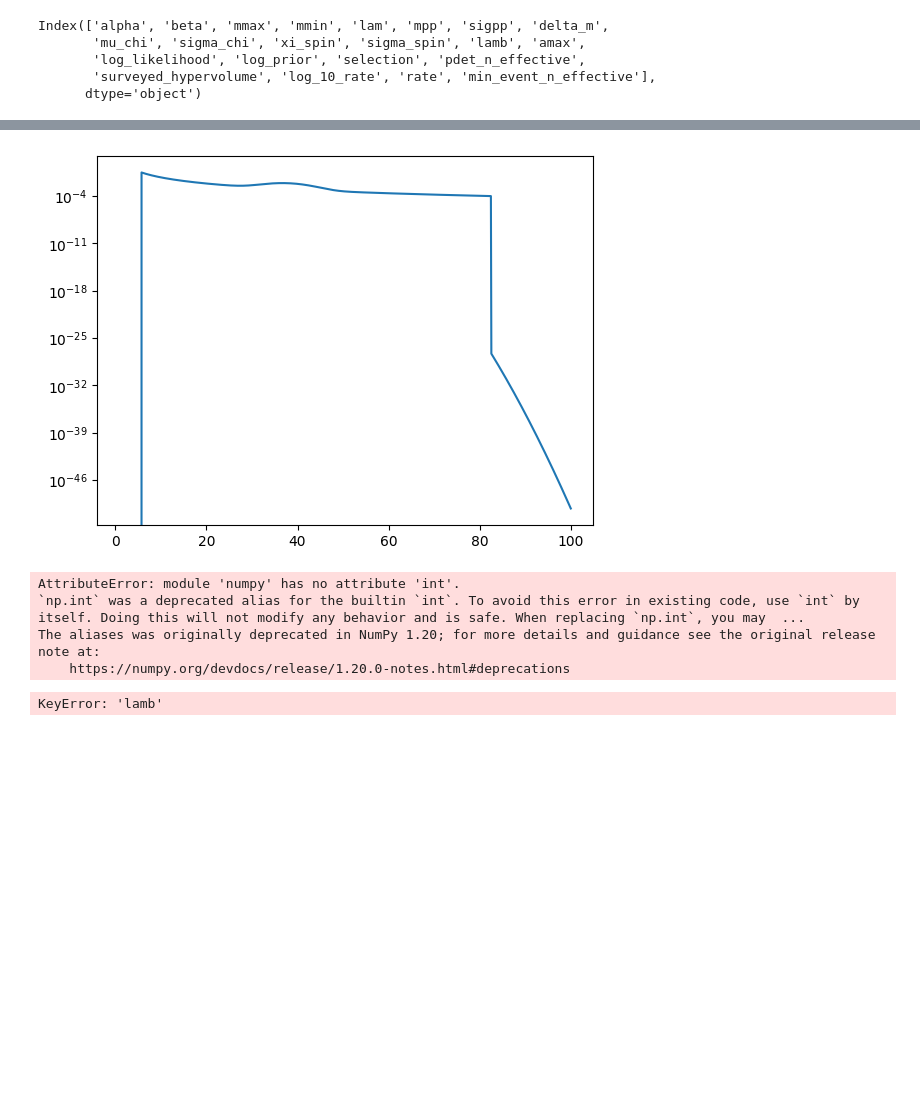
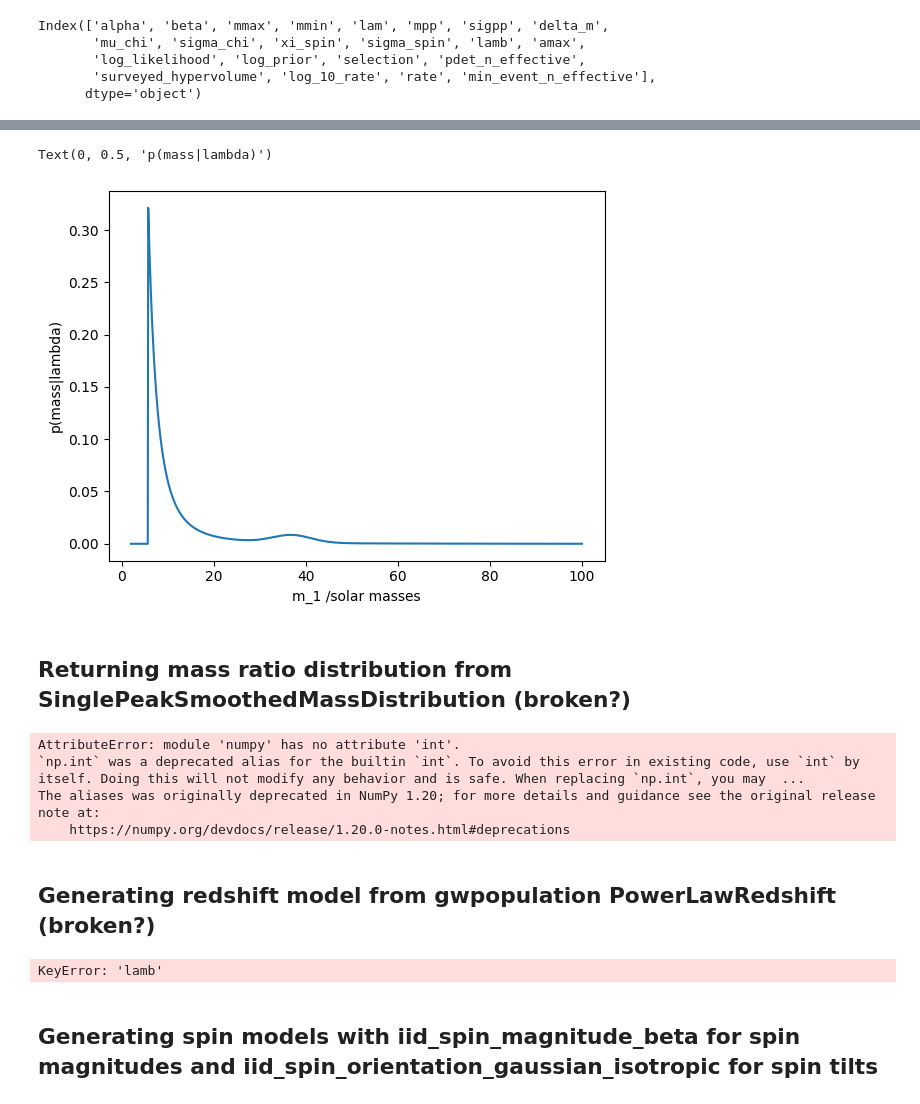
Before and after one commit to eMillar2718/GW_ChirpSim, a Jupyter notebook: Notebook Prototyping/Sampling_populations.ipynb, the cells around one changed output, grey strips where cells are left out. Cells and saved outputs as stored; diff of their text form; code cells hidden in the pictures; blank space fills up the shorter version.

Commit message:
adding some markdown and spin tilts

```diff
--- a/Notebook Prototyping/Sampling_populations.ipynb
+++ b/Notebook Prototyping/Sampling_populations.ipynb
@@ -154,8 +113,13 @@ NameError: name 'np' is not defined
 # %%
 plt.plot(masses, PLPP)
-plt.yscale('log')
+plt.xlabel('m_1 /solar masses')
+plt.ylabel('p(mass|lambda)')
+#plt.yscale('log')
 # %% [output]
+Text(0, 0.5, 'p(mass|lambda)')
-[figure, old version]
+[figure, new version]
+# %% [markdown]
+## Returning mass ratio distribution from SinglePeakSmoothedMassDistribution (broken?)
 # %%
 def gen_q_model(mass, q, hyperpost_samp):
     """
@@ -185,6 +149,8 @@ AttributeError: module 'numpy' has no attribute 'int'.
 `np.int` was a deprecated alias for the builtin `int`. To avoid this error in existing code, use `int` by itself. Doing this will not modify any behavior and is safe. When replacing `np.int`, you may  ...
 The aliases was originally deprecated in NumPy 1.20; for more details and guidance see the original release note at:
     https://numpy.org/devdocs/release/1.20.0-notes.html#deprecations
+# %% [markdown]
+## Generating redshift model from gwpopulation PowerLawRedshift (broken?)
 # %%
 def gen_z_model(z, hyperpost_samp):
     """
@@ -208,3 +174,5 @@ zs= np.linspace(0.,2.3,1000)
 PLZ = gen_z_model(zs, PP_hyperposterior_samples.iloc[7900])
 # %% [output]
 KeyError: 'lamb'
+# %% [markdown]
+## Generating spin models with iid_spin_magnitude_beta for spin magnitudes and iid_spin_orientation_gaussian_isotropic for spin tilts
```
Also changed, not shown: parts of 16 cells of this notebook.
